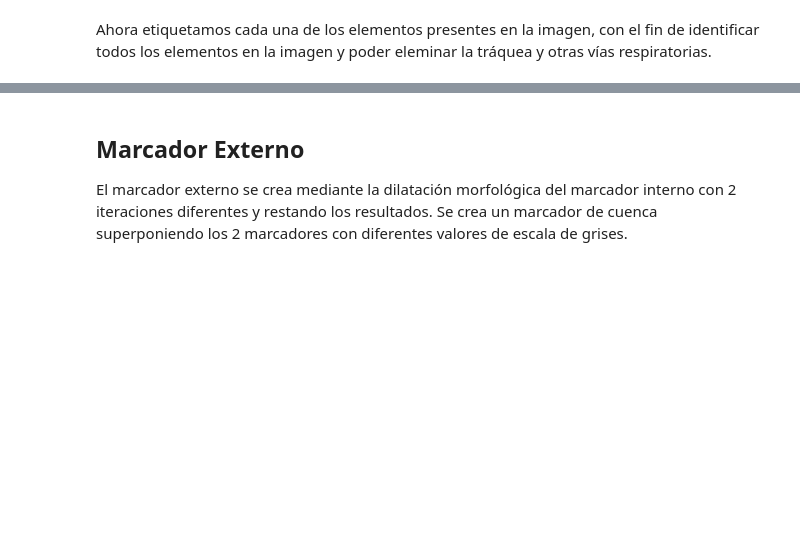
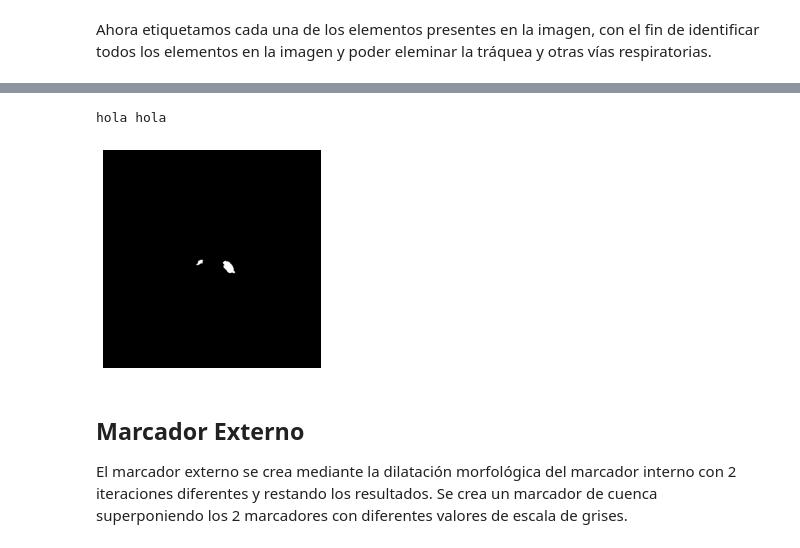
Before and after one commit to jennifer95/visualizacion-segmentacion-pulmonar-DICOM-python, a Jupyter notebook: Segmentación de tejido pulmonar.ipynb, the cells around one changed output, grey strips where cells are left out. Drawn from its saved outputs; the diff is of its cells as text; code cells hidden in the pictures; blank space fills up the shorter version.

```diff
--- a/Segmentación de tejido pulmonar.ipynb
+++ b/Segmentación de tejido pulmonar.ipynb
@@ -212,3 +219,40 @@ plt.show()
+# %%
+areas = [r.area for r in measure.regionprops(marker_internal_labels)] # Mide las propiedades de las regiones de imágenes etiquetadas.
+areas.sort() # ordenamos
+
+if len(areas) == 1 and areas[0]< 300: # eliminamos areas muy pequeñas
+    print('hohllaalal')
+    region = measure.regionprops(marker_internal_labels)
+    for coordinates in region.coords:
+        marker_internal_labels[coordinates[0], coordinates[1]] = 0
+
+elif len(areas) >2  and areas[0] < 600 and areas[1] < 600 or areas[2] < 600 : # de los 2 pulmones
+    print('hola hola')
+    regiones = measure.regionprops(marker_internal_labels)
+    coordenadas = [r.coords[0][0] for r in measure.regionprops(marker_internal_labels)]
+    coordenadas.sort() # ordenamos
+    for region in regiones:
+        if region.coords[0][0] < coordenadas[-2]: # el orden logra que solo se escoja los 2 mas grandes (correspondientes a pulomnes)
+            for coordinates in region.coords:
+                marker_internal_labels[coordinates[0], coordinates[1]] = 0
+
+elif len(areas) > 2: # de los 2 pulmones
+    print(areas)
+    print('hola')
+    for region in measure.regionprops(marker_internal_labels):
+        if region.area < areas[-2]: # el orden logra que solo se escoja los 2 mas grandes (correspondientes a pulomnes)
+            for coordinates in region.coords:
+                marker_internal_labels[coordinates[0], coordinates[1]] = 0
+
+
+marker_internal = marker_internal_labels > 0
+
+plt.imshow(marker_internal,  cmap=plt.cm.gray)
+plt.axis('off')
+plt.show()
+# %% [output]
+hola hola
+[figure, added]
 # %% [markdown]
  ## Marcador Externo
  El marcador externo se crea mediante la dilatación morfológica del marcador interno con 2 iteraciones diferentes y restando los resultados. Se crea un marcador de cuenca superponiendo los 2 marcadores con diferentes valores de escala de grises.
```
Also changed, not shown: parts of 15 cells of this notebook.
